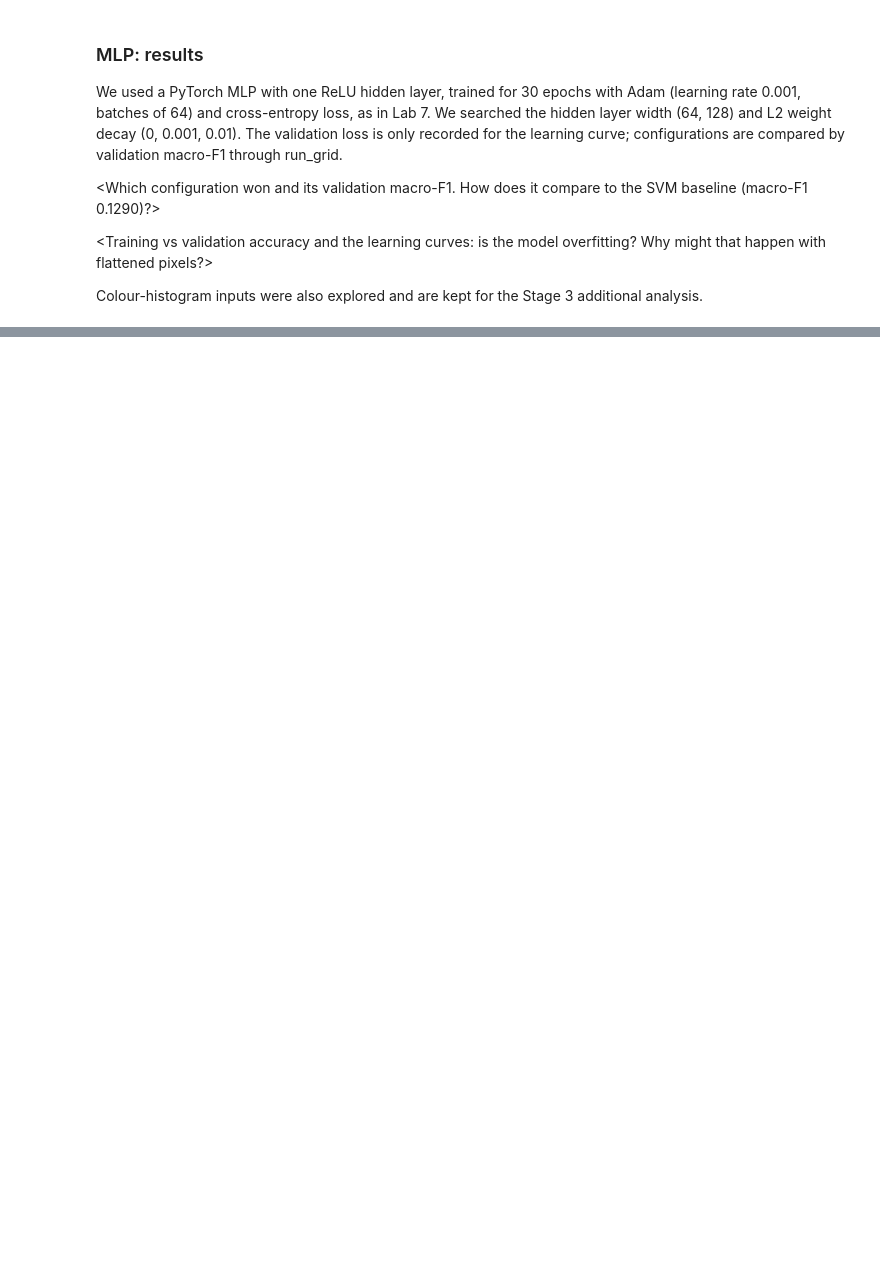
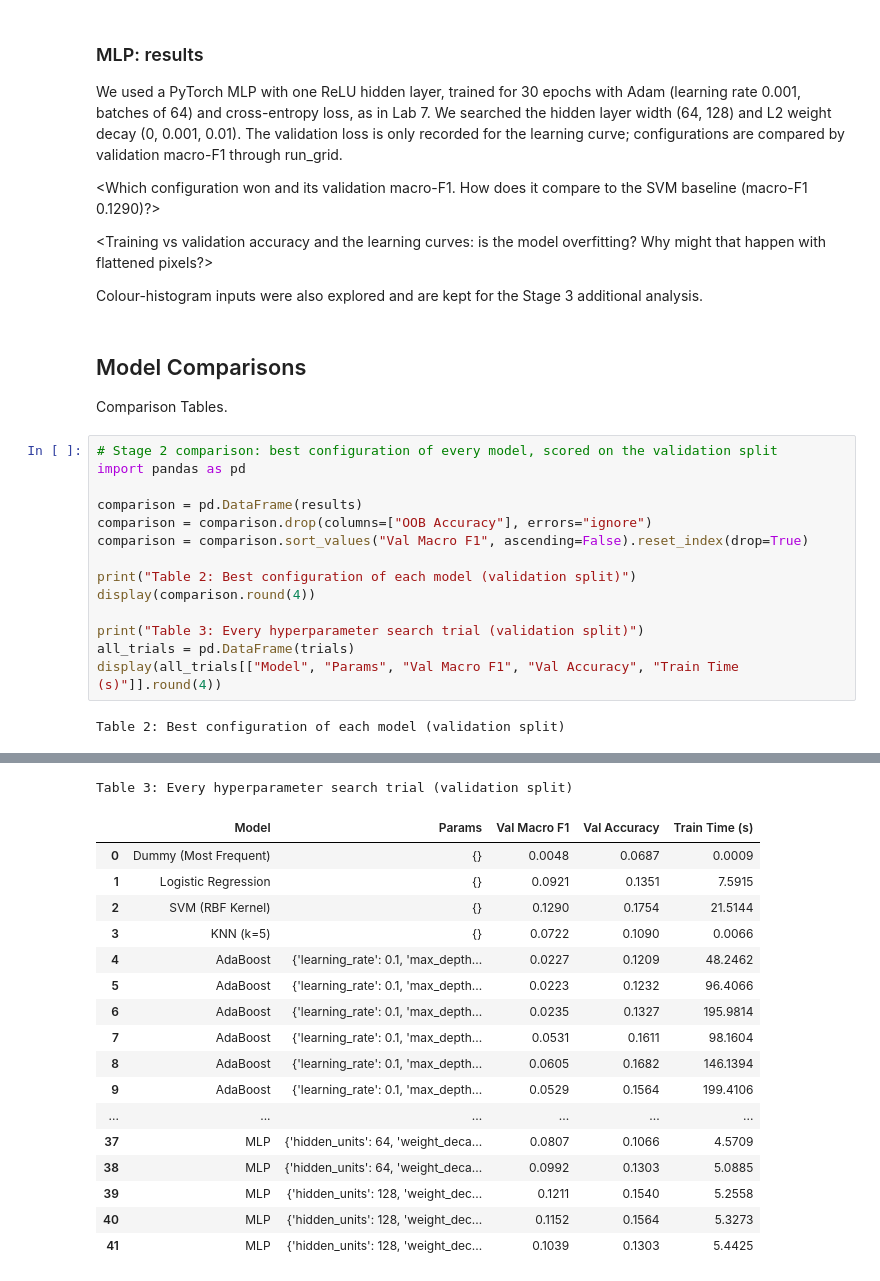
Before and after one commit to lmurariuUWO/DS3000_Project_Group04, a Jupyter notebook: DS3000_Project_Group04.ipynb, the cells around one changed output, grey strips where cells are left out. Cells and saved outputs as stored; diff of their text form; blank space fills up the shorter version.

```diff
--- a/DS3000_Project_Group04.ipynb
+++ b/DS3000_Project_Group04.ipynb
@@ -1013,3 +1155,23 @@ The validation loss is only recorded for the learning curve; configurations are
 <Training vs validation accuracy and the learning curves: is the model overfitting? Why might that happen with flattened pixels?>
 
 Colour-histogram inputs were also explored and are kept for the Stage 3 additional analysis.
+# %% [markdown]
+## Model Comparisons
+
+Comparison Tables.
+# %%
+# Stage 2 comparison: best configuration of every model, scored on the validation split
+import pandas as pd
+
+comparison = pd.DataFrame(results)
+comparison = comparison.drop(columns=["OOB Accuracy"], errors="ignore")
+comparison = comparison.sort_values("Val Macro F1", ascending=False).reset_index(drop=True)
+
+print("Table 2: Best configuration of each model (validation split)")
+display(comparison.round(4))
+
+print("Table 3: Every hyperparameter search trial (validation split)")
+all_trials = pd.DataFrame(trials)
+display(all_trials[["Model", "Params", "Val Macro F1", "Val Accuracy", "Train Time (s)"]].round(4))
+# %% [output]
+Table 2: Best configuration of each model (validation split)
@@ -1015,0 +1187,18 @@ Colour-histogram inputs were also explored and are kept for the Stage 3 addition
+Table 3: Every hyperparameter search trial (validation split)
+|  | Model | Params | Val Macro F1 | Val Accuracy | Train Time (s) |
+| 0 | Dummy (Most Frequent) | {} | 0.0048 | 0.0687 | 0.0009 |
+| 1 | Logistic Regression | {} | 0.0921 | 0.1351 | 7.5915 |
+| 2 | SVM (RBF Kernel) | {} | 0.1290 | 0.1754 | 21.5144 |
+| 3 | KNN (k=5) | {} | 0.0722 | 0.1090 | 0.0066 |
+| 4 | AdaBoost | {'learning_rate': 0.1, 'max_depth... | 0.0227 | 0.1209 | 48.2462 |
+| 5 | AdaBoost | {'learning_rate': 0.1, 'max_depth... | 0.0223 | 0.1232 | 96.4066 |
+| 6 | AdaBoost | {'learning_rate': 0.1, 'max_depth... | 0.0235 | 0.1327 | 195.9814 |
+| 7 | AdaBoost | {'learning_rate': 0.1, 'max_depth... | 0.0531 | 0.1611 | 98.1604 |
+| 8 | AdaBoost | {'learning_rate': 0.1, 'max_depth... | 0.0605 | 0.1682 | 146.1394 |
+| 9 | AdaBoost | {'learning_rate': 0.1, 'max_depth... | 0.0529 | 0.1564 | 199.4106 |
+| ... | ... | ... | ... | ... | ... |
+| 37 | MLP | {'hidden_units': 64, 'weight_deca... | 0.0807 | 0.1066 | 4.5709 |
+| 38 | MLP | {'hidden_units': 64, 'weight_deca... | 0.0992 | 0.1303 | 5.0885 |
+| 39 | MLP | {'hidden_units': 128, 'weight_dec... | 0.1211 | 0.1540 | 5.2558 |
+| 40 | MLP | {'hidden_units': 128, 'weight_dec... | 0.1152 | 0.1564 | 5.3273 |
+| 41 | MLP | {'hidden_units': 128, 'weight_dec... | 0.1039 | 0.1303 | 5.4425 |
```
Also changed, not shown: parts of 23 cells of this notebook, 2 other files.
